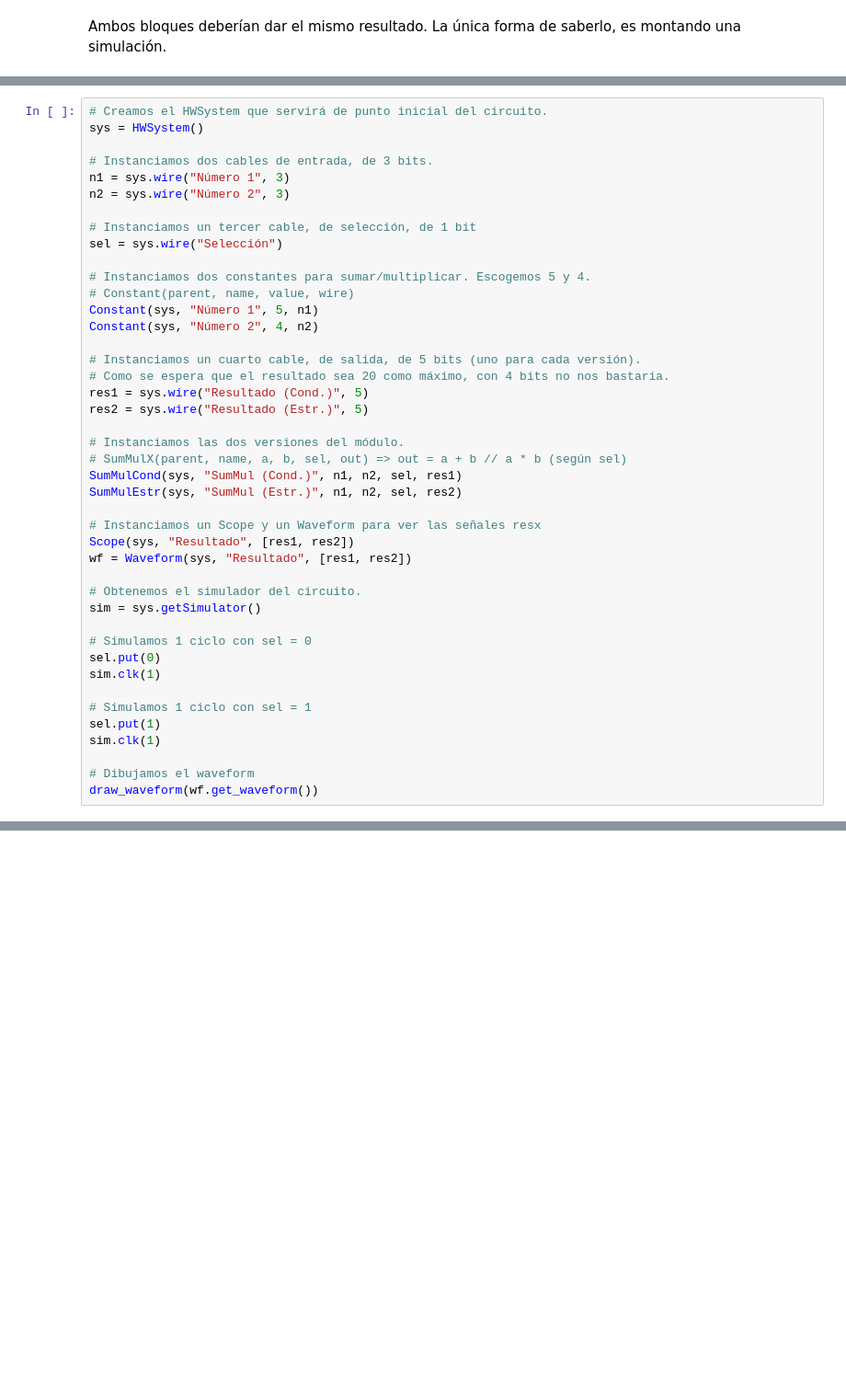
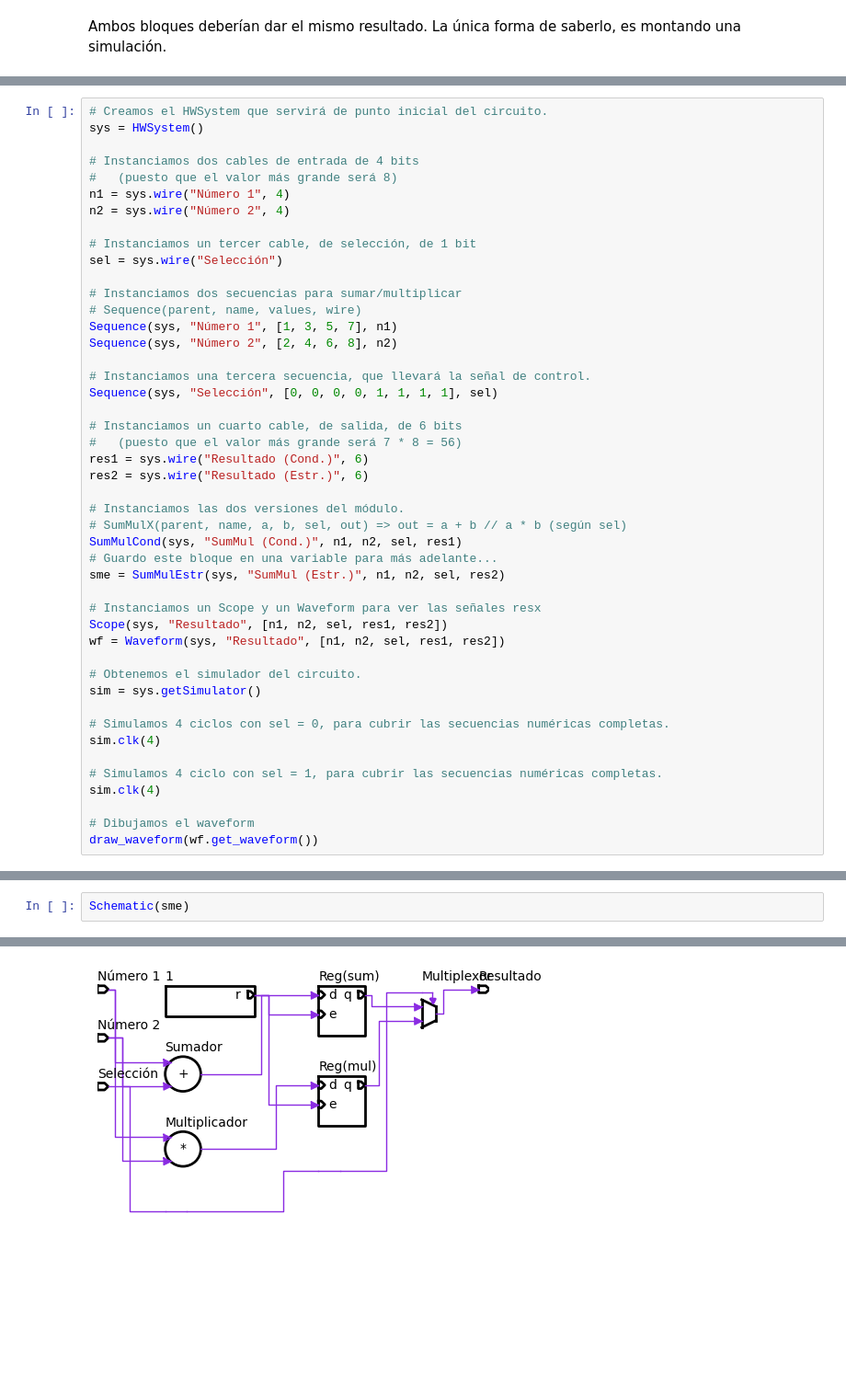
Before and after one commit to ThePituLegend/py4hw-examples, a Jupyter notebook: Tutorial_de_Py4Hw.ipynb, the cells around one changed output, grey strips where cells are left out. Shown at 92% size. Saved outputs shown, nothing was run; the diff lists cells and outputs as text; blank space fills up the shorter version.

```diff
--- a/Tutorial_de_Py4Hw.ipynb
+++ b/Tutorial_de_Py4Hw.ipynb
@@ -348,42 +377,45 @@ La única forma de saberlo, es montando una simulación.
 # Creamos el HWSystem que servirá de punto inicial del circuito.
 sys = HWSystem()
 
-# Instanciamos dos cables de entrada, de 3 bits.
-n1 = sys.wire("Número 1", 3)
-n2 = sys.wire("Número 2", 3)
+# Instanciamos dos cables de entrada de 4 bits
+#   (puesto que el valor más grande será 8)
+n1 = sys.wire("Número 1", 4)
+n2 = sys.wire("Número 2", 4)
 
 # Instanciamos un tercer cable, de selección, de 1 bit
 sel = sys.wire("Selección")
 
-# Instanciamos dos constantes para sumar/multiplicar. Escogemos 5 y 4.
-# Constant(parent, name, value, wire)
-Constant(sys, "Número 1", 5, n1)
-Constant(sys, "Número 2", 4, n2)
+# Instanciamos dos secuencias para sumar/multiplicar
+# Sequence(parent, name, values, wire)
+Sequence(sys, "Número 1", [1, 3, 5, 7], n1)
+Sequence(sys, "Número 2", [2, 4, 6, 8], n2)
 
-# Instanciamos un cuarto cable, de salida, de 5 bits (uno para cada versión).
-# Como se espera que el resultado sea 20 como máximo, con 4 bits no nos bastaría.
-res1 = sys.wire("Resultado (Cond.)", 5)
-res2 = sys.wire("Resultado (Estr.)", 5)
+# Instanciamos una tercera secuencia, que llevará la señal de control.
+Sequence(sys, "Selección", [0, 0, 0, 0, 1, 1, 1, 1], sel)
+
+# Instanciamos un cuarto cable, de salida, de 6 bits
+#   (puesto que el valor más grande será 7 * 8 = 56)
+res1 = sys.wire("Resultado (Cond.)", 6)
+res2 = sys.wire("Resultado (Estr.)", 6)
 
 # Instanciamos las dos versiones del módulo.
 # SumMulX(parent, name, a, b, sel, out) => out = a + b // a * b (según sel)
 SumMulCond(sys, "SumMul (Cond.)", n1, n2, sel, res1)
-SumMulEstr(sys, "SumMul (Estr.)", n1, n2, sel, res2)
+# Guardo este bloque en una variable para más adelante...
+sme = SumMulEstr(sys, "SumMul (Estr.)", n1, n2, sel, res2)
 
 # Instanciamos un Scope y un Waveform para ver las señales resx
-Scope(sys, "Resultado", [res1, res2])
-wf = Waveform(sys, "Resultado", [res1, res2])
+Scope(sys, "Resultado", [n1, n2, sel, res1, res2])
+wf = Waveform(sys, "Resultado", [n1, n2, sel, res1, res2])
 
 # Obtenemos el simulador del circuito.
 sim = sys.getSimulator()
 
-# Simulamos 1 ciclo con sel = 0
-sel.put(0)
-sim.clk(1)
+# Simulamos 4 ciclos con sel = 0, para cubrir las secuencias numéricas completas.
+sim.clk(4)
 
-# Simulamos 1 ciclo con sel = 1
-sel.put(1)
-sim.clk(1)
+# Simulamos 4 ciclo con sel = 1, para cubrir las secuencias numéricas completas.
+sim.clk(4)
 
 # Dibujamos el waveform
 draw_waveform(wf.get_waveform())
@@ -401,0 +478,3 @@ Podemos ver que ambos bloques funcionan correctamente y son equivalentes.
+# %%
+Schematic(sme)
+# %% [output]
@@ -401,0 +484 @@ Podemos ver que ambos bloques funcionan correctamente y son equivalentes.
+[figure, added]
```
Also changed, not shown: parts of 29 cells of this notebook.
